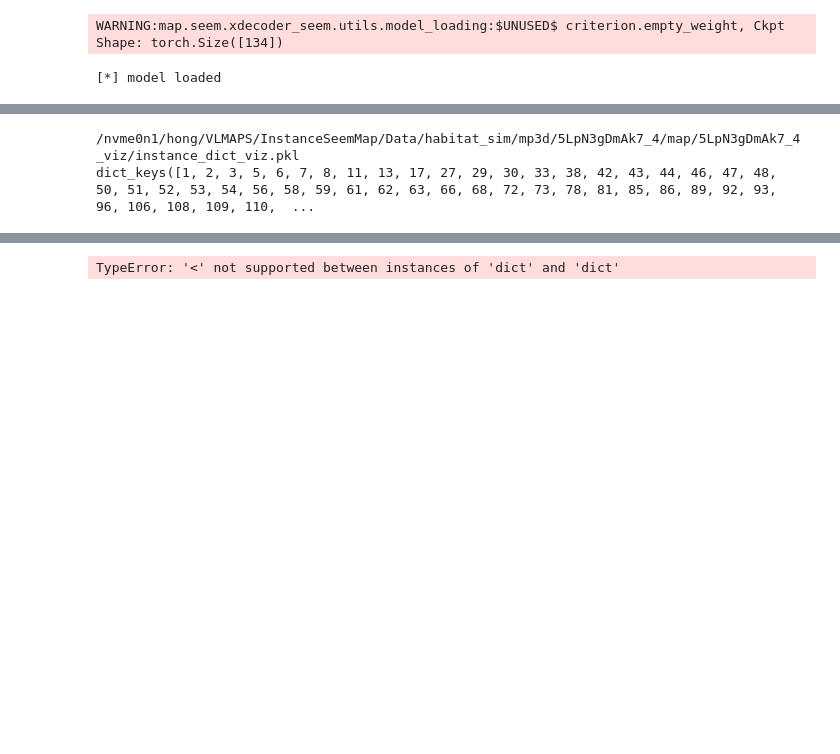
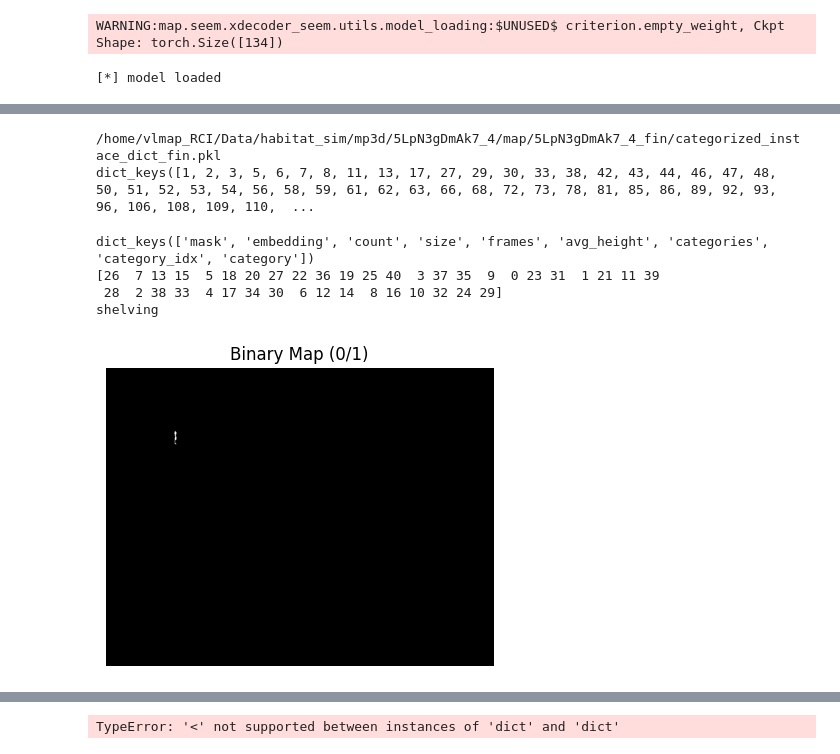
Before and after one commit to qlOoOlp/InstanceSeemMap, a Jupyter notebook: visualizer_customizedMap.ipynb, the cells around one changed output, grey strips where cells are left out. Saved outputs shown, nothing was run; the diff lists cells and outputs as text; code cells hidden in the pictures; blank space fills up the shorter version.

```diff
--- a/visualizer_customizedMap.ipynb
+++ b/visualizer_customizedMap.ipynb
@@ -605,7 +591,7 @@ c_c = {"-1": [0.0, 0.0, 0.0], "0": [0.0, 0.0, 0.0], "1": [0.06045172075548699, 0
 # %%
 import pickle
 
-embeddings_path = os.path.join(map_save_dir, f"instance_dict_{version}.pkl")
+embeddings_path = os.path.join(map_save_dir, f"categorized_instace_dict_{version}.pkl")
 
 print(embeddings_path)
 
@@ -618,8 +604,24 @@ with open(embeddings_path, 'rb') as f:
 no_map_mask = obstacles[xmin:xmax+1, ymin:ymax+1] > 0
 print(embeddings.keys())
 # %% [output]
-/nvme0n1/hong/VLMAPS/InstanceSeemMap/Data/habitat_sim/mp3d/5LpN3gDmAk7_4/map/5LpN3gDmAk7_4_viz/instance_dict_viz.pkl
+/home/vlmap_RCI/Data/habitat_sim/mp3d/5LpN3gDmAk7_4/map/5LpN3gDmAk7_4_fin/categorized_instace_dict_fin.pkl
 dict_keys([1, 2, 3, 5, 6, 7, 8, 11, 13, 17, 27, 29, 30, 33, 38, 42, 43, 44, 46, 47, 48, 50, 51, 52, 53, 54, 56, 58, 59, 61, 62, 63, 66, 68, 72, 73, 78, 81, 85, 86, 89, 92, 93, 96, 106, 108, 109, 110,  ...
+# %%
+print(embeddings[3].keys())
+print(embeddings[3]['categories'])
+print(embeddings[11]['category'])
+binary_map = embeddings[11]['mask'][xmin:xmax+1,ymin:ymax+1]#np.zeros_like(obstacles[xmin:xmax+1, ymin:ymax+1])
+plt.figure(figsize=(5, 5))
+plt.imshow(binary_map, cmap='gray')  # 'gray' colormap: 0=black, 1=white
+plt.title("Binary Map (0/1)")
+plt.axis('off')
+plt.show()
+# %% [output]
+dict_keys(['mask', 'embedding', 'count', 'size', 'frames', 'avg_height', 'categories', 'category_idx', 'category'])
+[26  7 13 15  5 18 20 27 22 36 19 25 40  3 37 35  9  0 23 31  1 21 11 39
+ 28  2 38 33  4 17 34 30  6 12 14  8 16 10 32 24 29]
+shelving
+[figure, added]
 # %%
 import numpy as np
 import matplotlib.pyplot as plt
```
Also changed, not shown: parts of 12 cells of this notebook, 25 other files.
